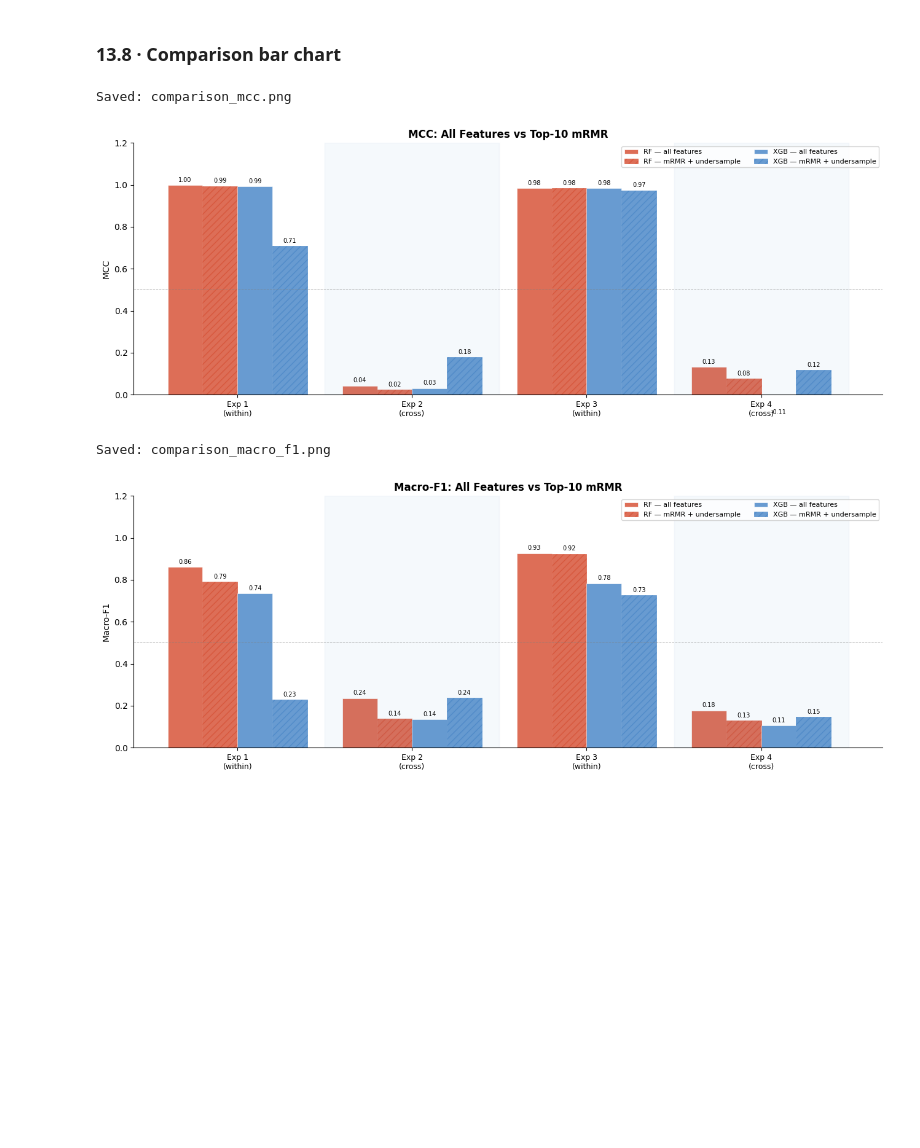
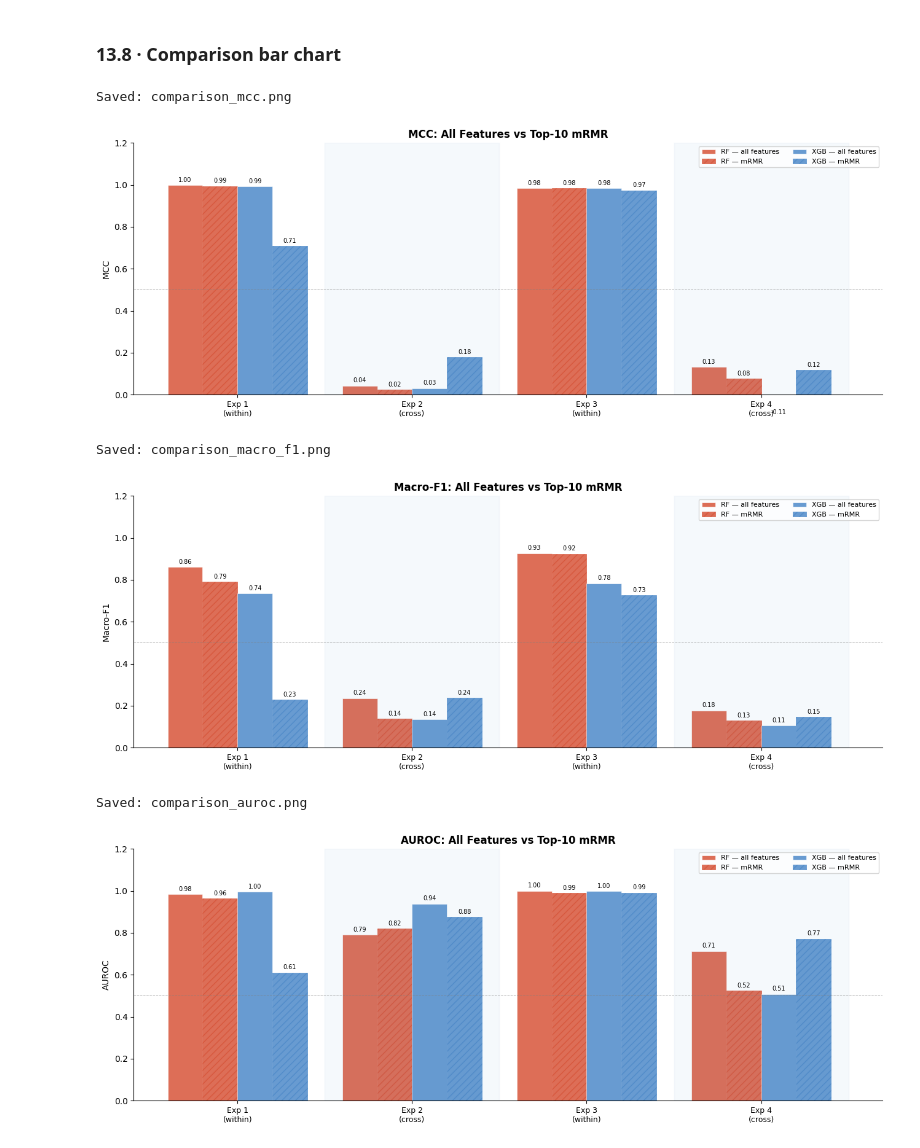
Before and after one commit to Timitan/COMP-9150-IDS-Project, a Jupyter notebook: notebooks/COMP9150_RF_XGB_CrossDataset.ipynb, the cells around one changed output. Drawn from its saved outputs; the diff is of its cells as text; code cells hidden in the pictures; blank space fills up the shorter version.

Commit message:
add auroc metric output

```diff
--- a/notebooks/COMP9150_RF_XGB_CrossDataset.ipynb
+++ b/notebooks/COMP9150_RF_XGB_CrossDataset.ipynb
@@ -582,7 +607,7 @@ summary['Type'] = summary['Experiment'].map({
     4: 'cross-dataset',
 })
 summary = (
-    summary[['Experiment', 'Type', 'Model', 'MCC', 'Macro-F1', 'Description']]
+    summary[['Experiment', 'Type', 'Model', 'MCC', 'Macro-F1', 'AUROC', 'Description']]
     .sort_values(['Experiment', 'Model'])
     .reset_index(drop=True)
 )
@@ -1314,7 +1339,7 @@ for exp in EXPERIMENTS_MRMR:
     rf_base = RandomForestClassifier(random_state=RANDOM_STATE, n_jobs=-1)
     rf_best = grid_search_fit(rf_base, RF_PARAM_GRID, X_train, y_train, cap=GRID_SEARCH_CAP_MRMR)
 
-    rf_mcc, rf_f1, rf_pred = evaluate(
+    rf_mcc, rf_f1, rf_auroc, rf_pred = evaluate(
         rf_best, X_test, y_test, le,
         title=f'RF [mRMR] | Exp {eid}: {title}',
     )
@@ -1328,6 +1353,7 @@ for exp in EXPERIMENTS_MRMR:
         'Model'      : 'RF',
         'MCC'        : rf_mcc,
         'Macro-F1'   : rf_f1,
+        'AUROC': rf_auroc,
     })
 
     # ── XGBoost ───────────────────────────────────────────────────────────────
@@ -1340,7 +1366,7 @@ for exp in EXPERIMENTS_MRMR:
     )
     xgb_best = grid_search_fit(xgb_base, XGB_PARAM_GRID_MRMR, X_train, y_train, cap=GRID_SEARCH_CAP_MRMR)
 
-    xgb_mcc, xgb_f1, xgb_pred = evaluate(
+    xgb_mcc, xgb_f1, xgb_auroc, xgb_pred = evaluate(
         xgb_best, X_test, y_test, le,
         title=f'XGB [mRMR] | Exp {eid}: {title}',
     )
@@ -1354,6 +1380,7 @@ for exp in EXPERIMENTS_MRMR:
         'Model'      : 'XGB',
         'MCC'        : xgb_mcc,
         'Macro-F1'   : xgb_f1,
+        'AUROC': xgb_auroc,
     })
 
 print('\nAll mRMR experiments complete.')
@@ -1478,7 +1505,7 @@ summary_mrmr['Type'] = summary_mrmr['Experiment'].map({
     4: 'cross-dataset',
 })
 summary_mrmr = (
-    summary_mrmr[['Experiment', 'Type', 'Model', 'MCC', 'Macro-F1', 'Description']]
+    summary_mrmr[['Experiment', 'Type', 'Model', 'MCC', 'Macro-F1', 'AUROC', 'Description']]
     .sort_values(['Experiment', 'Model'])
     .reset_index(drop=True)
 )
@@ -1513,12 +1540,15 @@ comparison = summary.merge(
 # Compute delta (mRMR run minus baseline)
 comparison['ΔMCC']      = comparison['MCC_mrmr']      - comparison['MCC_all']
 comparison['ΔMacro-F1'] = comparison['Macro-F1_mrmr'] - comparison['Macro-F1_all']
+comparison['ΔAUROC'] = comparison['AUROC_mrmr'] - comparison['AUROC_all']
 
 display_cols = [
     'Experiment', 'Type', 'Model',
-    'MCC_all', 'MCC_mrmr', 'ΔMCC',
+    'MCC_all',      'MCC_mrmr',      'ΔMCC',
     'Macro-F1_all', 'Macro-F1_mrmr', 'ΔMacro-F1',
+    'AUROC_all',    'AUROC_mrmr',    'ΔAUROC',
 ]
+
 print(comparison[display_cols].to_string(index=False))
 comparison[display_cols].to_csv('results_comparison.csv', index=False)
 print('\nSaved to results_comparison.csv')
@@ -1569,7 +1599,7 @@ def plot_comparison_bar(comparison, metric, title):
 
         for run_suffix, hatch, run_label in [
             (f'{metric}_all',  '',    'all features'),
-            (f'{metric}_mrmr', '///', 'mRMR + undersample'),
+            (f'{metric}_mrmr', '///', 'mRMR'),
         ]:
             vals = []
             for eid in exp_ids:
@@ -1604,33 +1634,39 @@ def plot_comparison_bar(comparison, metric, title):
     for xi, eid in enumerate(exp_ids):
         if eid in (2, 4):
             ax.axvspan(xi - 0.5, xi + 0.5, alpha=0.05, color='#4E8AC9')
 
     ax.axhline(0.5, color='grey', linewidth=0.7, linestyle='--', alpha=0.6)
     ax.set_xticks(x)
     ax.set_xticklabels(exp_labels, fontsize=9)
     ax.set_ylim(0, 1.2)
     ax.set_ylabel(metric, fontsize=10)
     ax.set_title(title, fontsize=12, fontweight='bold')
     ax.spines[['top', 'right']].set_visible(False)
     ax.legend(fontsize=8, ncol=2, loc='upper right')
 
     plt.tight_layout()
     fname = f'comparison_{metric.lower().replace("-","_")}.png'
     plt.savefig(fname, dpi=150, bbox_inches='tight')
     print(f'Saved: {fname}')
     plt.show()
 
 
 plot_comparison_bar(
     comparison, 'MCC',
     f'MCC: All Features vs Top-{TOP_N_FEATURES} mRMR'
 )
 plot_comparison_bar(
     comparison, 'Macro-F1',
     f'Macro-F1: All Features vs Top-{TOP_N_FEATURES} mRMR'
 )
+plot_comparison_bar(
+    comparison, 'AUROC',
+    f'AUROC: All Features vs Top-{TOP_N_FEATURES} mRMR'
+)
 # %% [output]
 Saved: comparison_mcc.png
-[figure, old version]
+[figure, new version]
 Saved: comparison_macro_f1.png
-[figure, old version]
+[figure, new version]
+Saved: comparison_auroc.png
+[figure, added]
```
Also changed, not shown: parts of 10 cells of this notebook, 1 other file.
